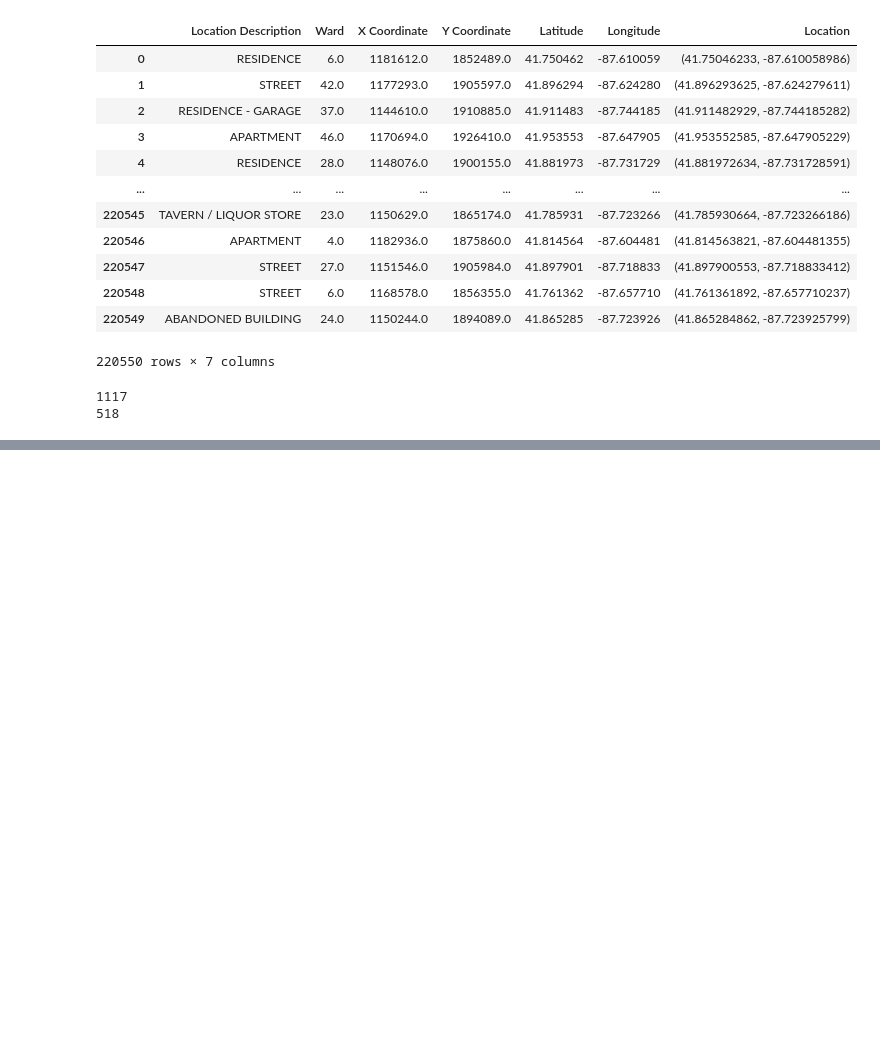
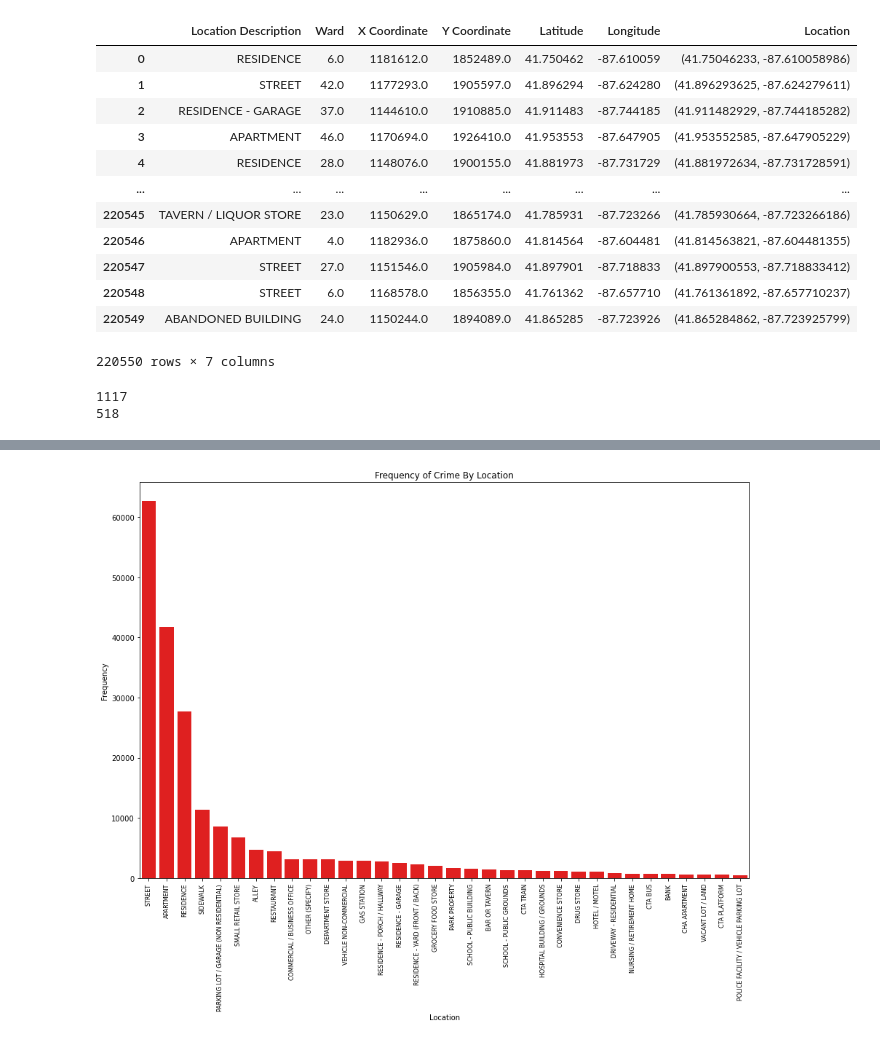
Before and after one commit to amudd10/Chicago-Crime-Analysis, a Jupyter notebook: Chi_crime2022.ipynb, the cells around one changed output, grey strips where cells are left out. Cells and saved outputs as stored; diff of their text form; code cells hidden in the pictures; blank space fills up the shorter version.

```diff
--- a/Chi_crime2022.ipynb
+++ b/Chi_crime2022.ipynb
@@ -108,0 +160,3 @@ crime_df
+# %%
+loc_crime = crime_df['Location Description'].value_counts()
+loc_crime
@@ -108,0 +176,17 @@ crime_df
+# %%
+#Graph of crimes in locations with 500+ instances
+rel_location_count = loc_crime[loc_crime>500]
+
+figure = plt.figure(figsize=(15,10))
+
+#Plot resulting data using Seaborn
+sns.barplot(rel_location_count.index, rel_location_count.values, color = 'r')
+
+plt.title('Frequency of Crime By Location')
+plt.xlabel('Location')
+plt.xticks(rotation=90, fontsize = 8)
+plt.ylabel('Frequency')
+
+plt.show()
+# %% [output]
+[figure, added]
```
Also changed, not shown: parts of 11 cells of this notebook.
